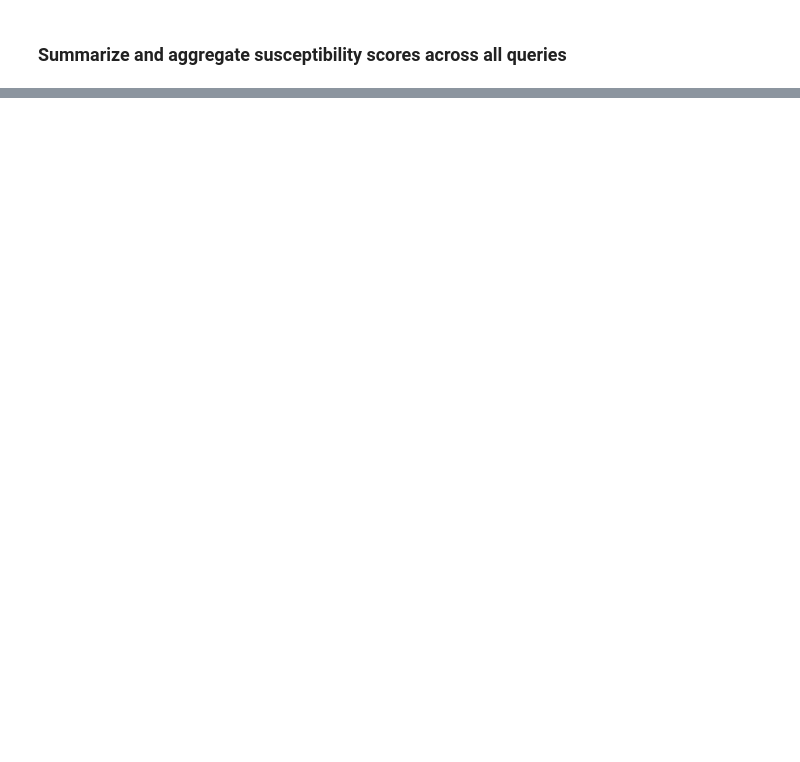
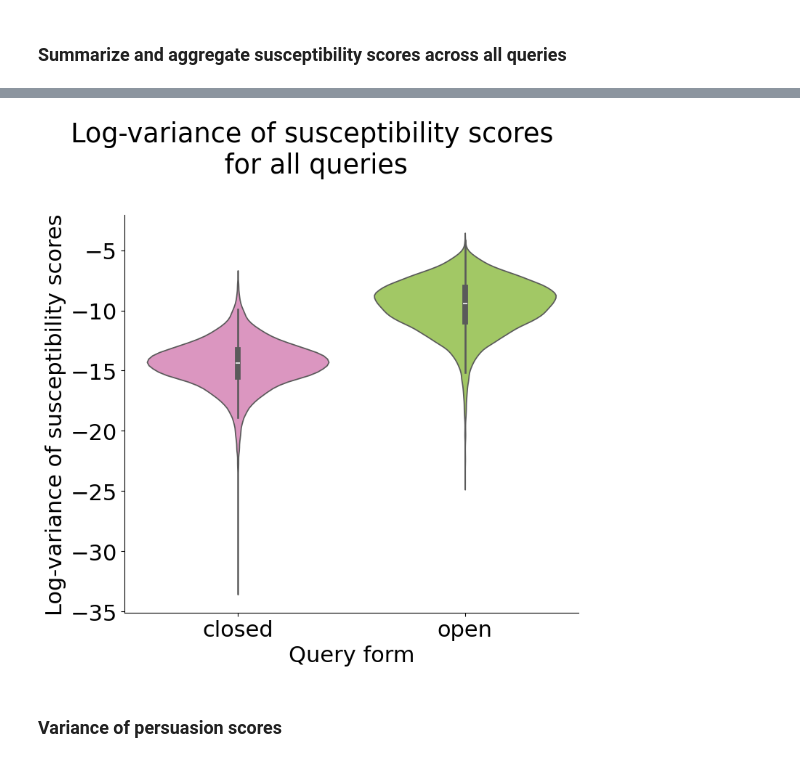
Before and after one commit to kdu4108/measureLM, a Jupyter notebook: summarize.ipynb, the cells around one changed output, grey strips where cells are left out. Drawn from its saved outputs; the diff is of its cells as text; code cells hidden in the pictures; blank space fills up the shorter version.

```diff
--- a/summarize.ipynb
+++ b/summarize.ipynb
@@ -33,3 +65,8 @@ from susceptibility_scores import construct_paths_and_dataset_kwargs
+# %%
+palette = sns.color_palette("Set2", 5)
+# palette = sns.color_palette("colorblind", 5)
+palette = palette[3:5]
+sns.set_palette(palette)
 # %%
 ##################
 ### Parameters ###
@@ -75,5 +114,8 @@ with open(RAW_DATA_PATH) as f:
     yago_qec = json.load(f)
 # %%
 query_ids = list(yago_qec.keys())
+# %%
+analysis_dir = "analysis/summarize/"
+os.makedirs(analysis_dir, exist_ok=True)
 # %%
 dataset_names_and_rdps = [("YagoECQ", RAW_DATA_PATH)]
@@ -308,0 +353,32 @@ memory usage: 9.2+ MB
+# %%
+sus_score_var_df = (
+    scores_df.groupby(["QUERY_ID", "entity", "query_type", "query_form"])
+    .agg(sus_score_var=("susceptibility_score", "var"))
+    .dropna()
+    .reset_index()
+)
+
+fig, ax = plt.subplots(figsize=(8, 8))
+sus_score_var_df["log_sus_score_var"] = sus_score_var_df["sus_score_var"].apply(np.log)
+sus_score_var_df
+sns.violinplot(
+    sus_score_var_df,
+    y="log_sus_score_var",
+    x="query_type",
+    hue="query_type",
+    order=sorted(sus_score_var_df["query_type"].unique()),
+    hue_order=sorted(sus_score_var_df["query_type"].unique()),
+    ax=ax,
+)
+ax.set_xlabel("Query form")
+ax.set_ylabel("Log-variance of susceptibility scores")
+fig.suptitle("Log-variance of susceptibility scores\n for all queries")
+plt.tight_layout()
+
+plot_name = f"plot_susscore_variance_across_all_queries_closed_vs_open"
+save_path = os.path.join(analysis_dir, f"{plot_name}.pdf")
+fig.savefig(save_path, bbox_inches="tight")
+# %% [output]
+[figure, added]
+# %% [markdown]
+### Variance of persuasion scores
```
Also changed, not shown: parts of 33 cells of this notebook, 4 other files.
